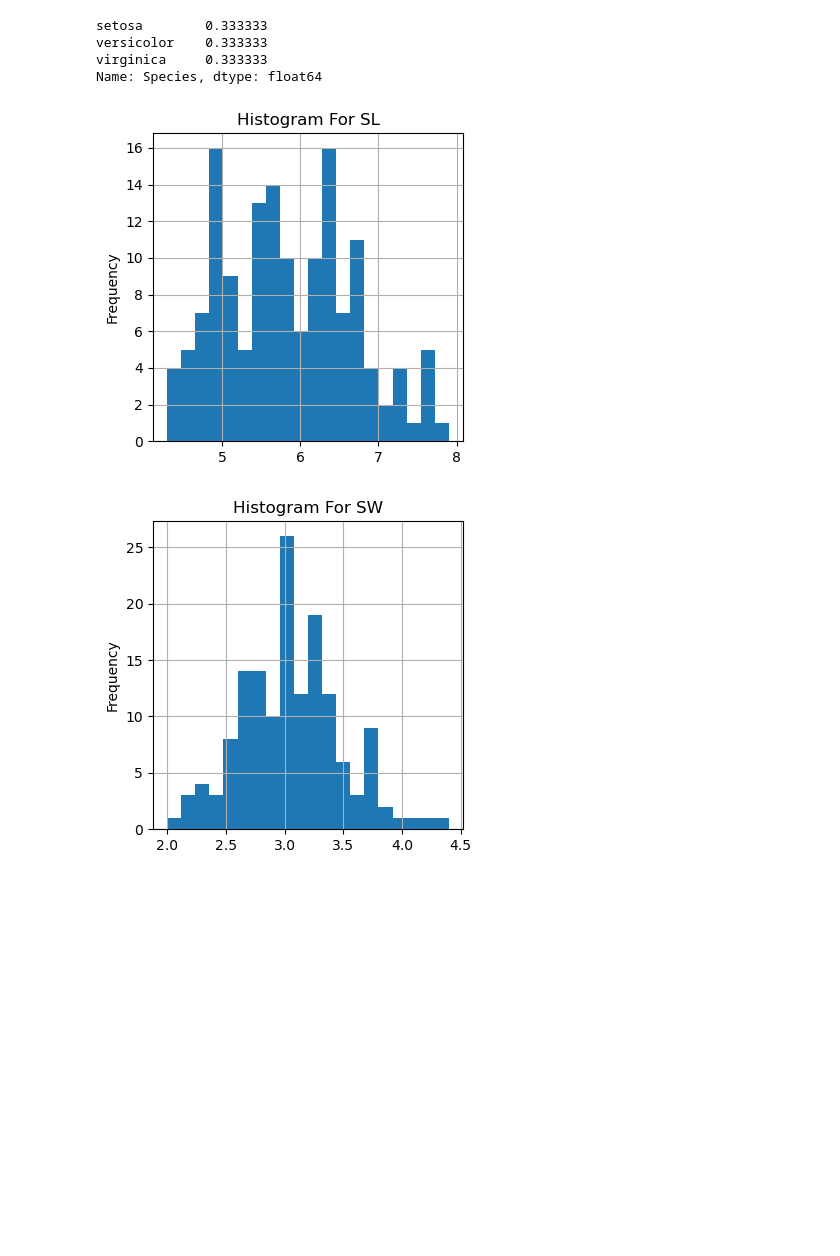
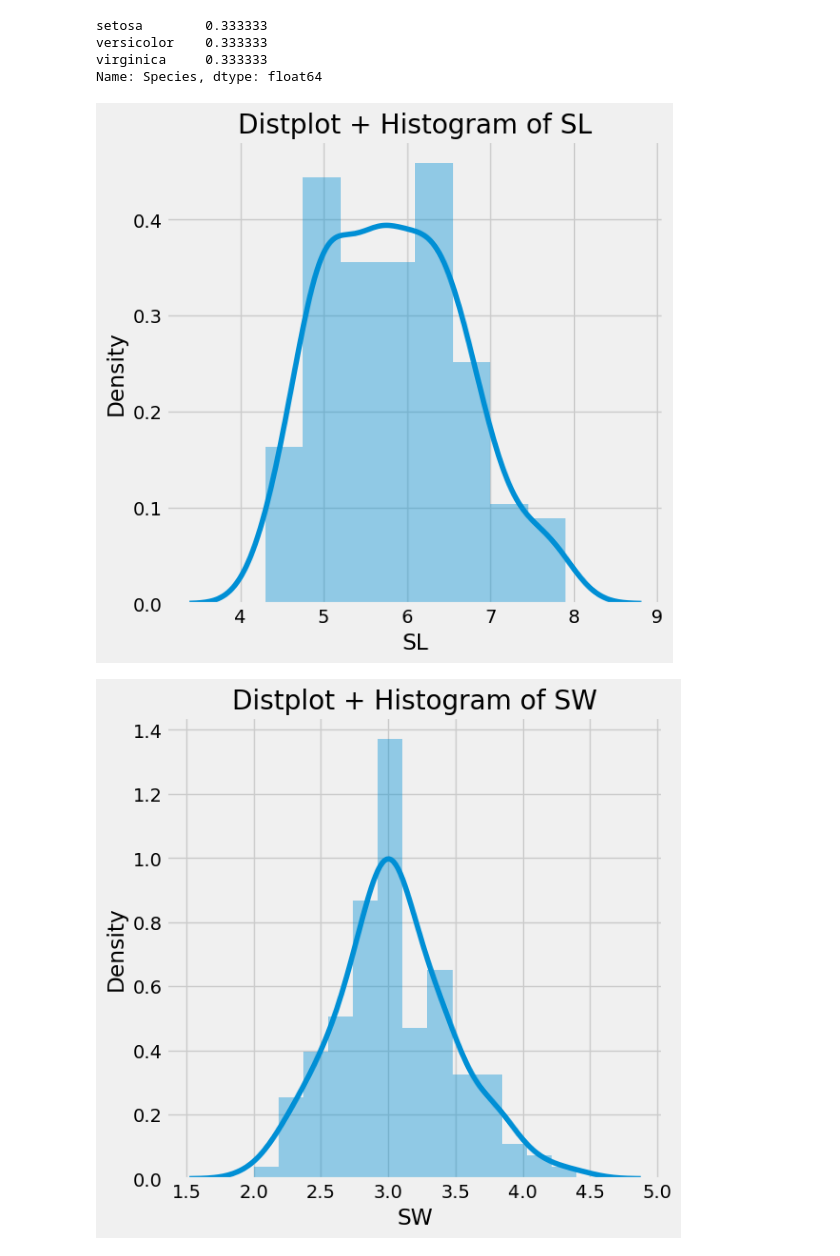
Before and after one commit to anuj-sali/Mastering-Machine-Learning, a Jupyter notebook: Data Science Project Template/iris_flower_classification/notebooks/2.0-as-exploring-processing-data.ipynb, the cells around one changed output. Cells and saved outputs as stored; diff of their text form; code cells hidden in the pictures; blank space fills up the shorter version.

```diff
--- a/Data Science Project Template/iris_flower_classification/notebooks/2.0-as-exploring-processing-data.ipynb
+++ b/Data Science Project Template/iris_flower_classification/notebooks/2.0-as-exploring-processing-data.ipynb
@@ -67,7 +73,8 @@ df.describe(include="all").T
 # %%
 from matplotlib import rcParams
 # figure size in inches
-rcParams['figure.figsize'] = 11.7,8.27
+rcParams['figure.figsize'] = 18,8
+plt.style.use('fivethirtyeight')
 # %%
 #Distinguishing between different type of features:
 numeric_data = df.select_dtypes('number')
@@ -98,11 +105,12 @@ versicolor    0.333333
 virginica     0.333333
 Name: Species, dtype: float64
 # %%
-#Histogram of numeric features:
+#Distplot & Histogram of numeric features:
 for i in numeric_data.columns:
-    fig=plt.figure()
-    df.loc[:,i].plot.hist(title="Histogram For "+i,bins=20,figsize=(4,4),grid=True)
+    f,ax = plt.subplots(figsize=(6,6))
+    sns.distplot(a=numeric_data[i],ax=ax)
+    ax.set_title("Distplot + Histogram of "+i)
     plt.show()
 # %% [output]
-[figure, old version]
+[figure, new version]
-[figure, old version]
+[figure, new version]
```
Also changed, not shown: parts of 12 cells of this notebook, 2 other files.
